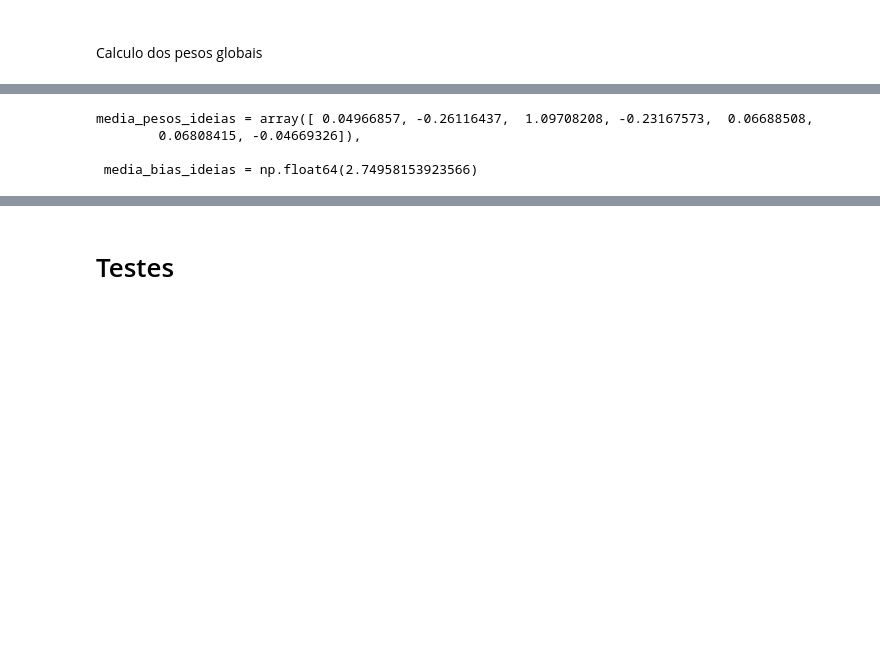
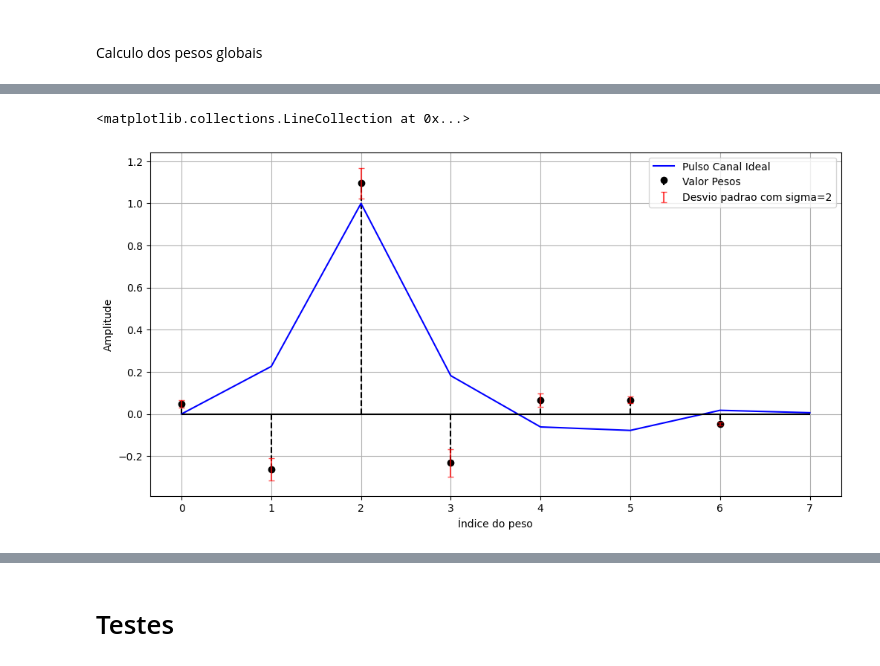
Before and after one commit to caiowlopes/Filtro_Dig_Ckt_Shaper_ATLAS, a Jupyter notebook: src/Artigo_publi_filtros.ipynb, the cells around one changed output, grey strips where cells are left out. Drawn from its saved outputs; the diff is of its cells as text; code cells hidden in the pictures; blank space fills up the shorter version.

```diff
--- a/src/Artigo_publi_filtros.ipynb
+++ b/src/Artigo_publi_filtros.ipynb
@@ -561,10 +709,29 @@ media_pesos_avariados = array([ 0.0496656 , -0.26095775,  1.09641532, -0.2312105
-# %%
-# Media dos Pesos e Bias ideias
-media_pesos_ideias = np.mean(all_pesos_ideias, axis=0)
-media_bias_ideias = np.mean(all_bias_ideias, axis=0)
-print(f"{media_pesos_ideias = },\n\n {media_bias_ideias = }")
-# %% [output]
-media_pesos_ideias = array([ 0.04966857, -0.26116437,  1.09708208, -0.23167573,  0.06688508,
-        0.06808415, -0.04669326]),
-
- media_bias_ideias = np.float64(2.74958153923566)
+# %%
+# Plot pesos media_pesos_ideias em um pulso ideal
+
+sigma = 2
+x = np.arange(len(media_pesos_ideias))[:8]
+des_pad_cada_peso = np.std(all_pesos_globais, axis=0)
+
+plt.figure(figsize=(12, 6))
+# plt.stem(x, media_pesos_ideias, basefmt=" ", linefmt="C0-", markerfmt="C0o")
+plt.stem(x, media_pesos_ideias, linefmt="ko--", markerfmt="o", basefmt=" ")
+plt.errorbar(
+    x,
+    media_pesos_ideias,
+    yerr=des_pad_cada_peso * sigma,
+    fmt="none",
+    ecolor="r",
+    capsize=3,
+    alpha=0.7,
+)
+
+plt.plot(waves_por_canal[0][:8], color="b")
+plt.grid()
+plt.xlabel("Índice do peso")
+plt.ylabel("Amplitude")
+plt.legend(["Pulso Canal Ideal", "Valor Pesos", f"Desvio padrao com sigma={sigma}"])
+plt.hlines(0, 0, 7, "black")
+# %% [output]
+<matplotlib.collections.LineCollection at 0x...>
+[figure, added]
```
Also changed, not shown: parts of 30 cells of this notebook, 1 other file.
